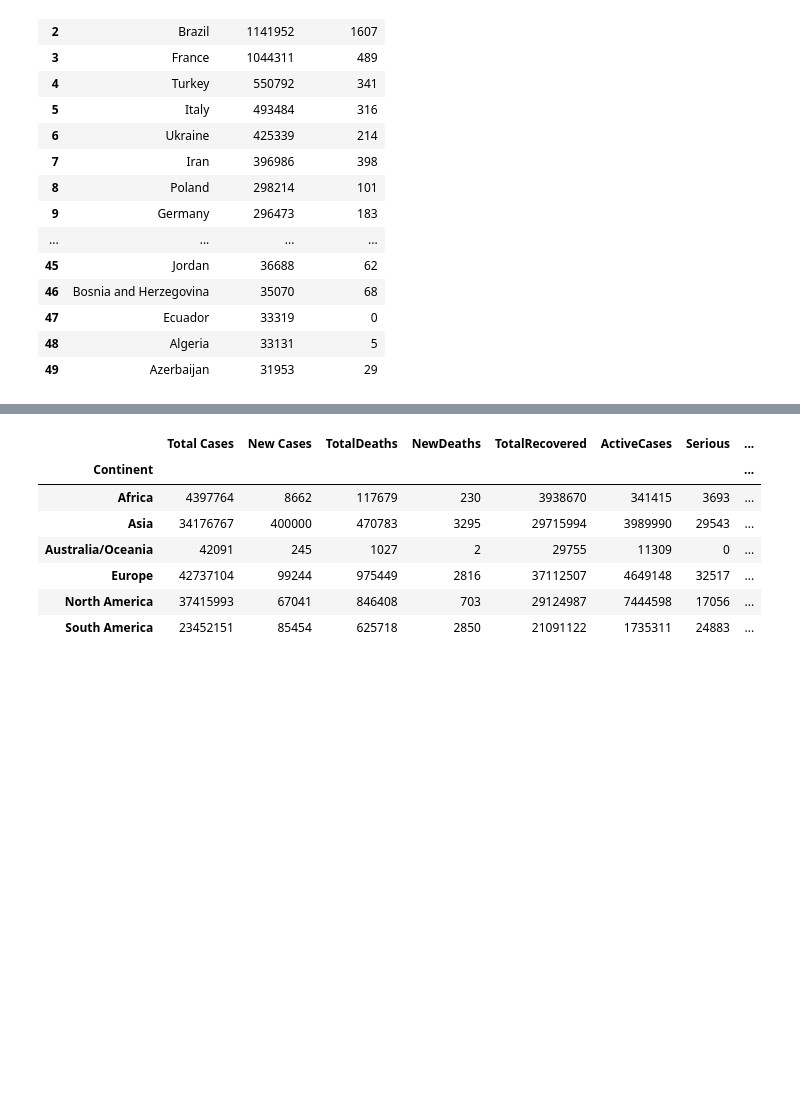
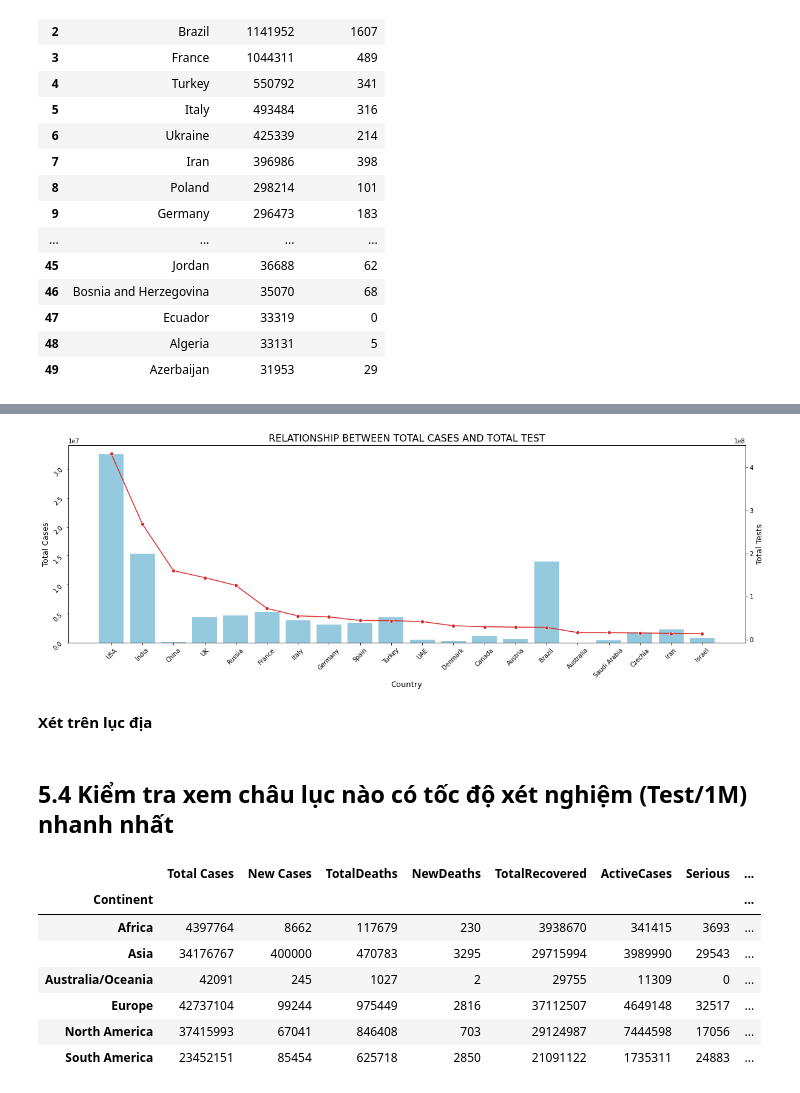
Before and after one commit to templarassVN/Covid_19-insight-Visualize, a Jupyter notebook: Nghien cuu.ipynb, the cells around one changed output, grey strips where cells are left out. Drawn from its saved outputs; the diff is of its cells as text; code cells hidden in the pictures; blank space fills up the shorter version.

```diff
--- a/Nghien cuu.ipynb
+++ b/Nghien cuu.ipynb
@@ -213,0 +260,4 @@ plt.show()
+# %%
+top20_test = data[['Country','Total Tests','Total Cases']].sort_values(by = 'Total Tests', ascending = False,ignore_index=True)
+top20_test= top20_test.head(20)
+top20_test.head(5)
@@ -214,3 +271,34 @@ plt.show()
+# %%
+country = top20_test['Country']
+Total_Tests = top20_test['Total Tests']
+Total_Cases = top20_test['Total Cases']
+
+#Create combo chart
+fig, ax1 = plt.subplots(figsize=(20,6))
+color = 'skyblue'
+#bar plot creation
+ax1.set_title('RELATIONSHIP BETWEEN TOTAL CASES AND TOTAL TEST', fontsize=16)
+ax1.set_xlabel('Country', fontsize=13)
+ax1.set_ylabel('Total Cases *Million', fontsize=13)
+ax1 = sns.barplot(x='Country', y= 'Total Cases', data = top20_test, color = color)
+
+#specify we want to share the same x-axis
+ax2 = ax1.twinx()
+color = 'tab:red'
+#line plot creation
+ax2.set_ylabel('New Deaths', fontsize=13)
+ax2 = sns.lineplot(x='Country', y= 'Total Tests', data = top20_test, sort=False, color=color,marker='o')
+
+ax1.tick_params(labelrotation=45)
+
+#show plot
+plt.show()
+# %% [output]
+[figure, added]
+# %% [markdown]
+**Xét trên lục địa**
+# %% [markdown]
+## 5.4	Kiểm tra xem châu lục nào có tốc độ xét nghiệm (Test/1M) nhanh nhất
 # %%
 continent_data_larger_1m = data[data['Population'] >= 1_000_000].groupby(by = 'Continent').sum()
 continent_data_larger_1m
```
Also changed, not shown: parts of 25 cells of this notebook, 3 other files.
